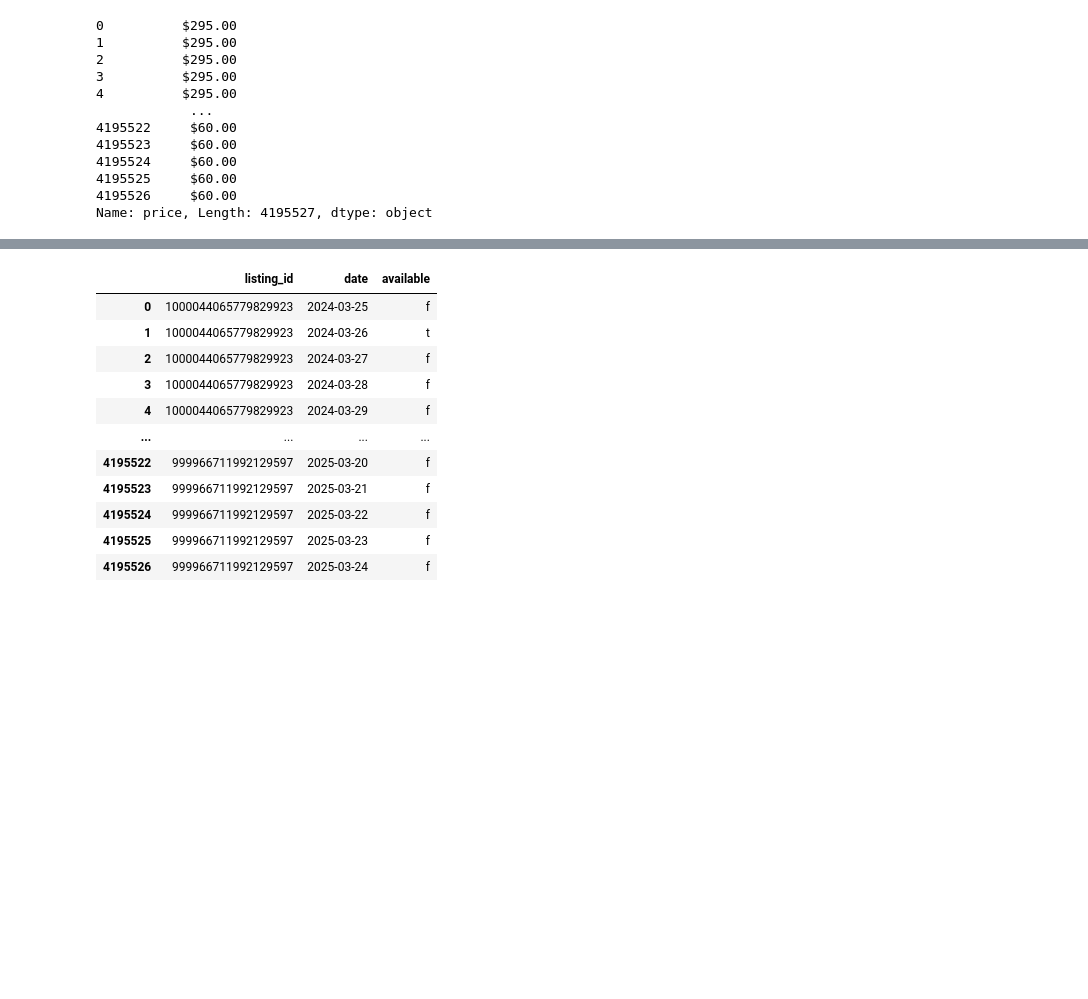
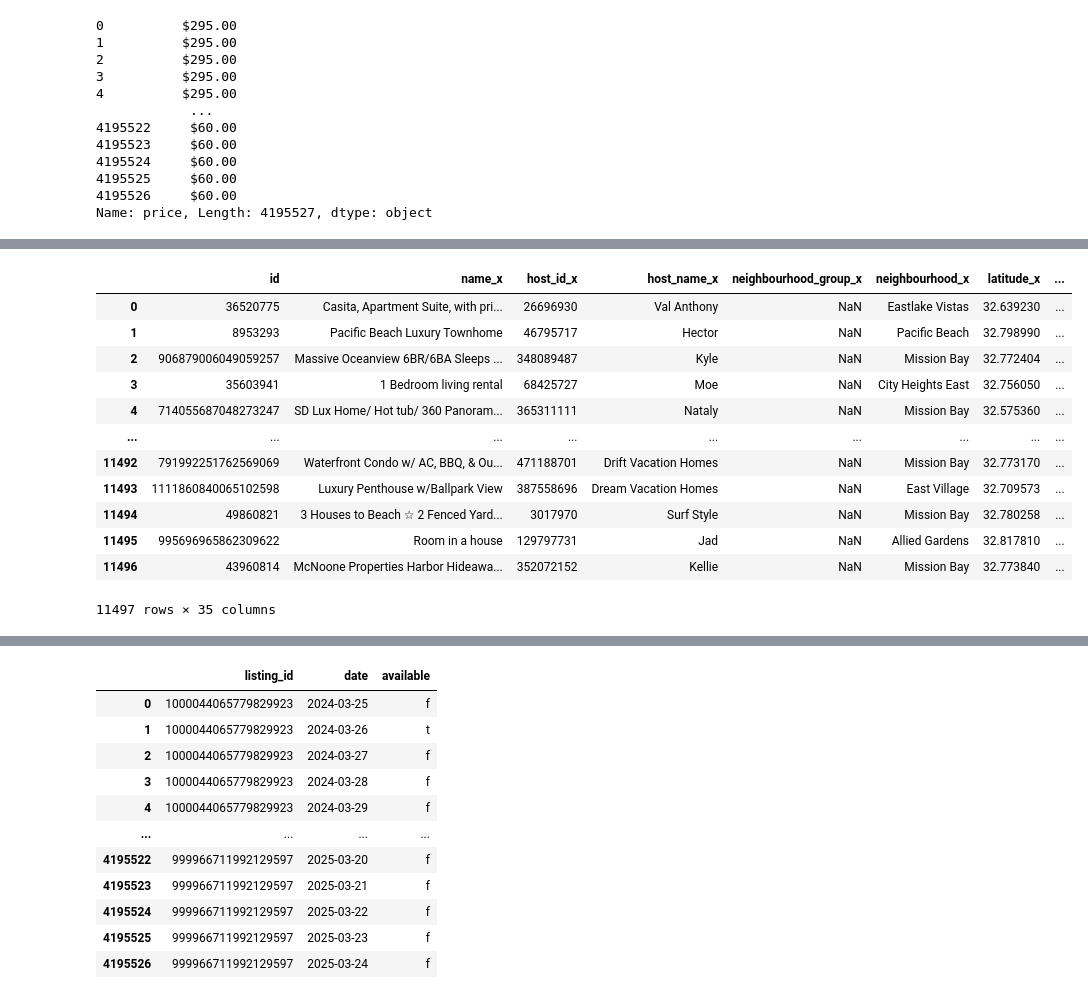
Before and after one commit to elliekwang/final_proj, a Jupyter notebook: airbnb.ipynb, the cells around one changed output, grey strips where cells are left out. Cells and saved outputs as stored; diff of their text form; code cells hidden in the pictures; blank space fills up the shorter version.

```diff
--- a/airbnb.ipynb
+++ b/airbnb.ipynb
@@ -234,2 +236,3 @@ Name: price, Length: 4195527, dtype: object
 # %%
-grouped = calendar.groupby('listing_id').max().reset_index().sort_values('listing_id')
+# grouped = calendar.groupby('id').max()#.reset_index().sort_values('listing_id')
+# grouped
@@ -236,4 +241,4 @@ grouped = calendar.groupby('listing_id').max().reset_index().sort_values('listin
 # %%
-grouped['listing_id'].astype(int)
-grouped['listing_id'] = grouped['listing_id'].apply(int)
+# grouped['listing_id'].astype(int)
+# grouped['listing_id'] = grouped['listing_id'].apply(int)
 # %%
@@ -282,3 +286,18 @@ listings
 # %%
-merged_df = pd.merge(listings, grouped, left_on='id', right_on='listing_id', how='inner')
+merged_df = pd.merge(listings, grouped, left_on= 'id', right_on = 'id', how = 'left')
+merged_df
+# %% [output]
+|  | id | name_x | host_id_x | host_name_x | neighbourhood_group_x | neighbourhood_x | latitude_x | ... |
+| 0 | 36520775 | Casita, Apartment Suite, with pri... | 26696930 | Val Anthony | NaN | Eastlake Vistas | 32.639230 | ... |
+| 1 | 8953293 | Pacific Beach Luxury Townhome | 46795717 | Hector | NaN | Pacific Beach | 32.798990 | ... |
+| 2 | 906879006049059257 | Massive Oceanview 6BR/6BA Sleeps ... | 348089487 | Kyle | NaN | Mission Bay | 32.772404 | ... |
+| 3 | 35603941 | 1 Bedroom living rental | 68425727 | Moe | NaN | City Heights East | 32.756050 | ... |
+| 4 | 714055687048273247 | SD Lux Home/ Hot tub/ 360 Panoram... | 365311111 | Nataly | NaN | Mission Bay | 32.575360 | ... |
+| ... | ... | ... | ... | ... | ... | ... | ... | ... |
+| 11492 | 791992251762569069 | Waterfront Condo w/ AC, BBQ, & Ou... | 471188701 | Drift Vacation Homes | NaN | Mission Bay | 32.773170 | ... |
+| 11493 | 1111860840065102598 | Luxury Penthouse w/Ballpark View | 387558696 | Dream Vacation Homes | NaN | East Village | 32.709573 | ... |
+| 11494 | 49860821 | 3 Houses to Beach ☆ 2 Fenced Yard... | 3017970 | Surf Style | NaN | Mission Bay | 32.780258 | ... |
+| 11495 | 995696965862309622 | Room in a house | 129797731 | Jad | NaN | Allied Gardens | 32.817810 | ... |
+| 11496 | 43960814 | McNoone Properties Harbor Hideawa... | 352072152 | Kellie | NaN | Mission Bay | 32.773840 | ... |
+11497 rows × 35 columns
 # %%
```
Also changed, not shown: parts of 52 cells of this notebook, 1 other file.
